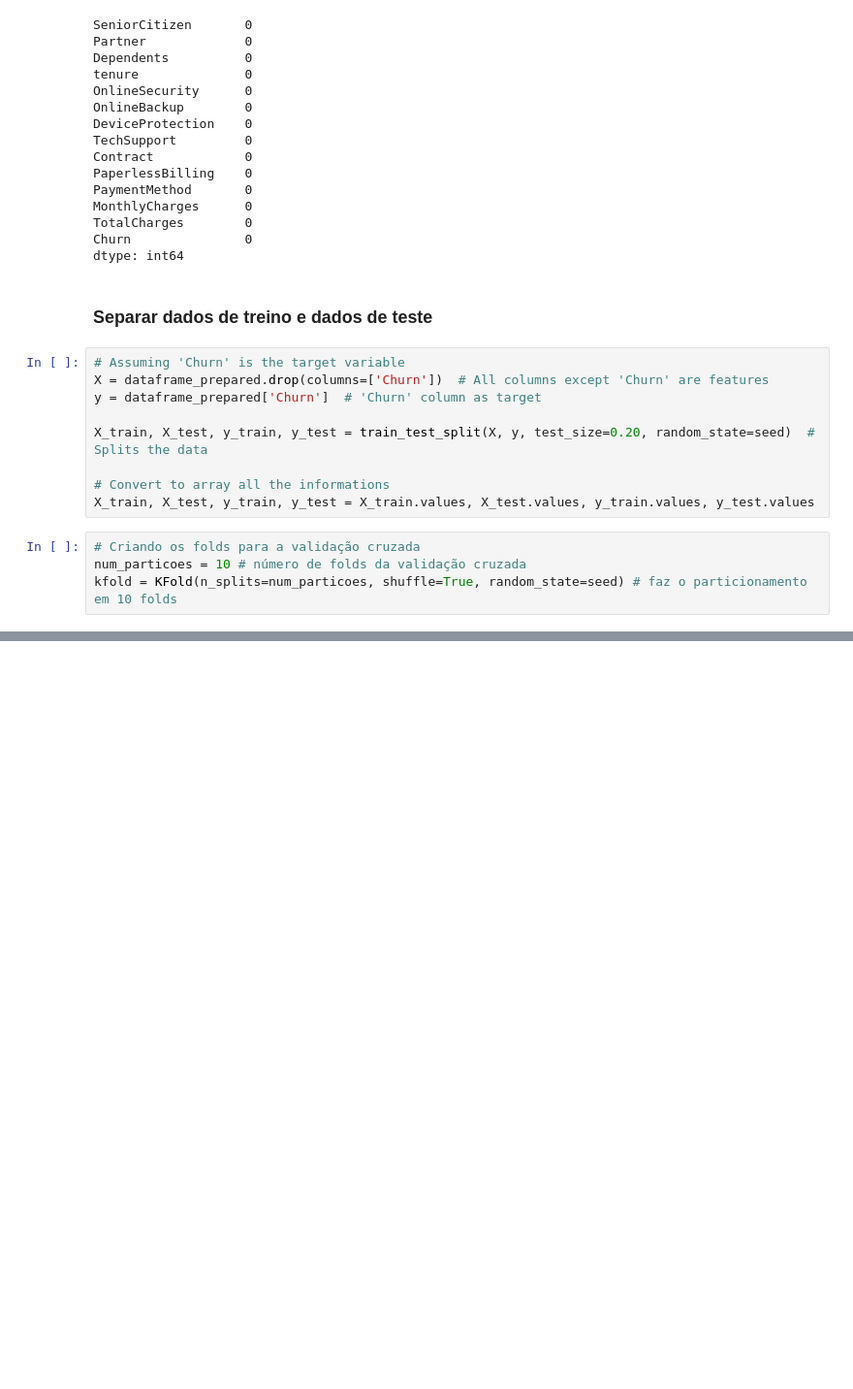
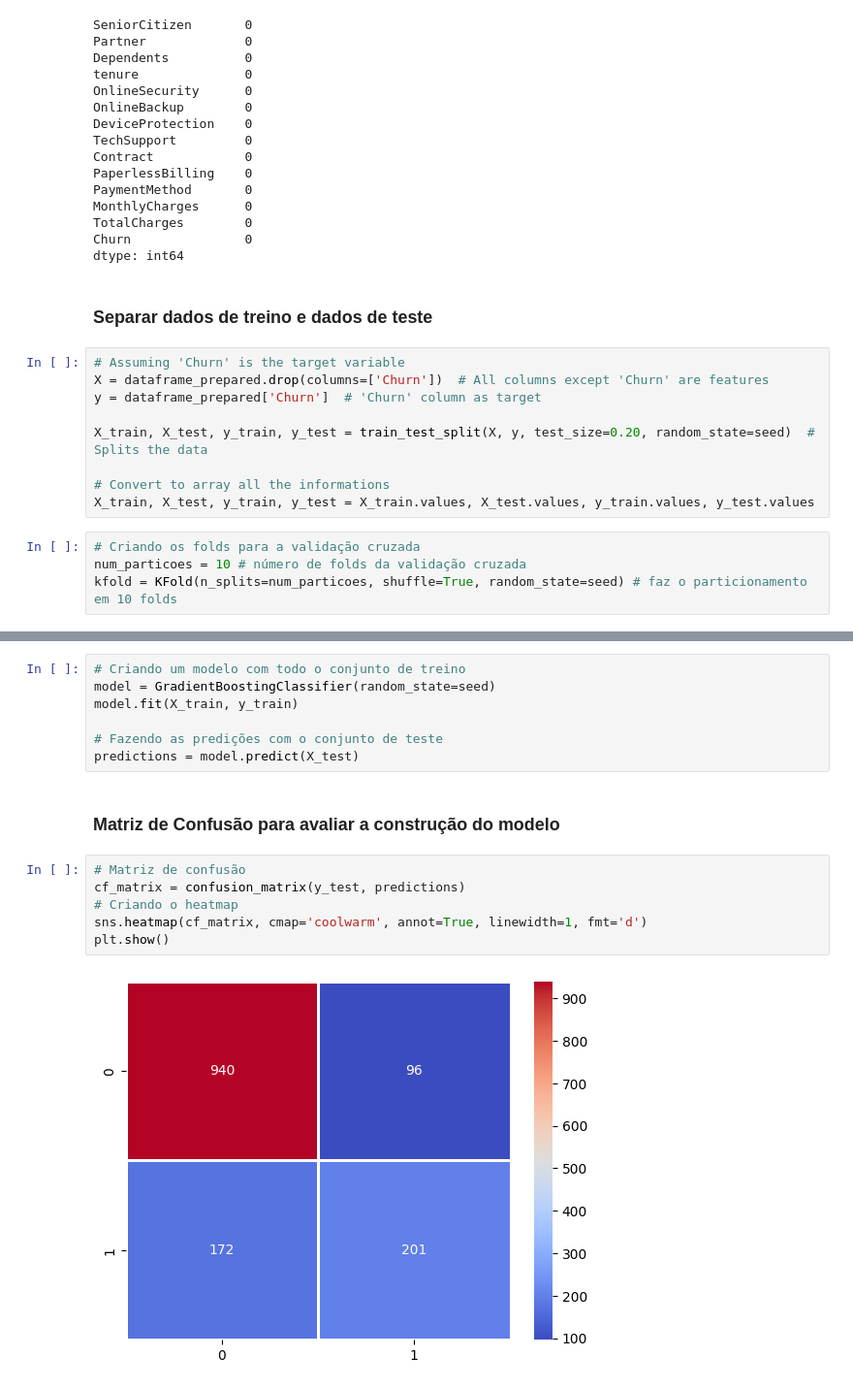
Before and after one commit to vinicius-mattoso/churn_project, a Jupyter notebook: ChurnModel.ipynb, the cells around one changed output, grey strips where cells are left out. Shown at 97% size. Drawn from its saved outputs; the diff is of its cells as text; blank space fills up the shorter version.

```diff
--- a/ChurnModel.ipynb
+++ b/ChurnModel.ipynb
@@ -191,0 +230,17 @@ SVM: 0.734465 (0.014147)
+# %%
+# Criando um modelo com todo o conjunto de treino
+model = GradientBoostingClassifier(random_state=seed)
+model.fit(X_train, y_train)
+
+# Fazendo as predições com o conjunto de teste
+predictions = model.predict(X_test)
+# %% [markdown]
+### Matriz de Confusão para avaliar a construção do modelo
+# %%
+# Matriz de confusão
+cf_matrix = confusion_matrix(y_test, predictions)
+# Criando o heatmap
+sns.heatmap(cf_matrix, cmap='coolwarm', annot=True, linewidth=1, fmt='d')
+plt.show()
+# %% [output]
+[figure, added]
```
Also changed, not shown: parts of 20 cells of this notebook.
